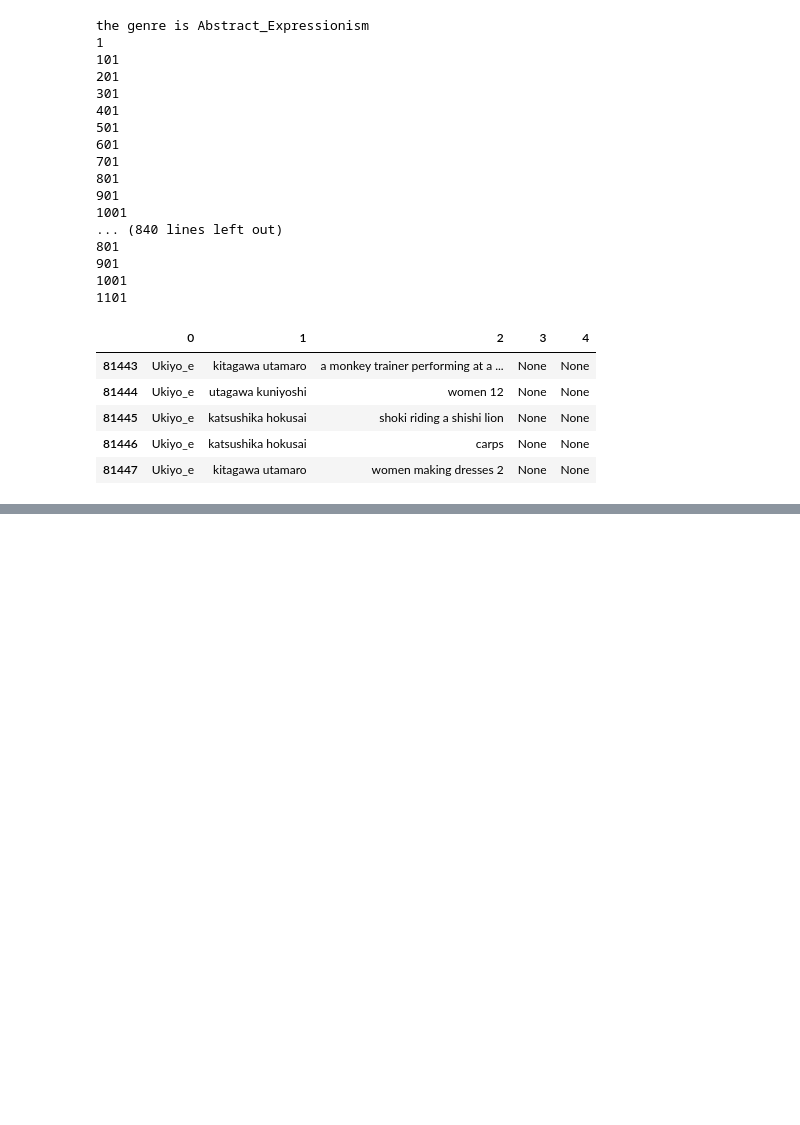
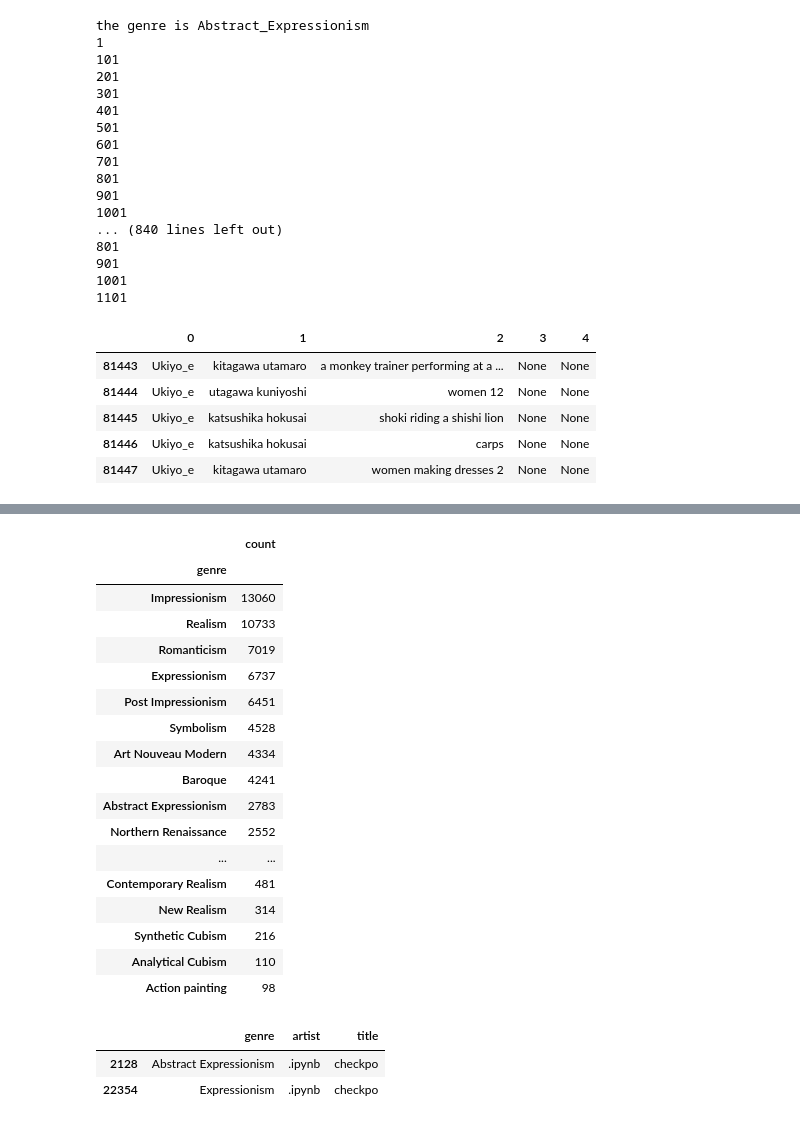
Before and after one commit to olganowak/smArt, a Jupyter notebook: notebooks/olganowak_dataexploration.ipynb, the cells around one changed output, grey strips where cells are left out. Drawn from its saved outputs; the diff is of its cells as text; code cells hidden in the pictures; blank space fills up the shorter version.

```diff
--- a/notebooks/olganowak_dataexploration.ipynb
+++ b/notebooks/olganowak_dataexploration.ipynb
@@ -71,0 +122,2 @@ df.tail()
+# %%
+df["genre"] = df.genre.apply(replace_underscore)
@@ -71,0 +140,6 @@ df.tail()
+# %%
+def capitalizer(x):
+    lista = x.split()
+    for i, word in enumerate(lista):
+        lista[i] = word.capitalize()
+    return " ".join(lista)
@@ -71,0 +150,2 @@ df.tail()
+# %%
+df["artist"] = df.artist.apply(capitalizer)
@@ -71,0 +161,23 @@ df.tail()
+# %%
+df_genre = df.groupby("genre").count()
+# %%
+df_genre.sort_values(by="artist", ascending = False).drop(columns = "title").rename(columns={"artist": "count"})
+# %% [output]
+|  | count |
+| genre |  |
+| Impressionism | 13060 |
+| Realism | 10733 |
+| Romanticism | 7019 |
+| Expressionism | 6737 |
+| Post Impressionism | 6451 |
+| Symbolism | 4528 |
+| Art Nouveau Modern | 4334 |
+| Baroque | 4241 |
+| Abstract Expressionism | 2783 |
+| Northern Renaissance | 2552 |
+| ... | ... |
+| Contemporary Realism | 481 |
+| New Realism | 314 |
+| Synthetic Cubism | 216 |
+| Analytical Cubism | 110 |
+| Action painting | 98 |
@@ -71,0 +186,6 @@ df.tail()
+# %%
+df[df["artist"] == ".ipynb"]
+# %% [output]
+|  | genre | artist | title |
+| 2128 | Abstract Expressionism | .ipynb | checkpo |
+| 22354 | Expressionism | .ipynb | checkpo |
```
Also changed, not shown: parts of 19 cells of this notebook.
